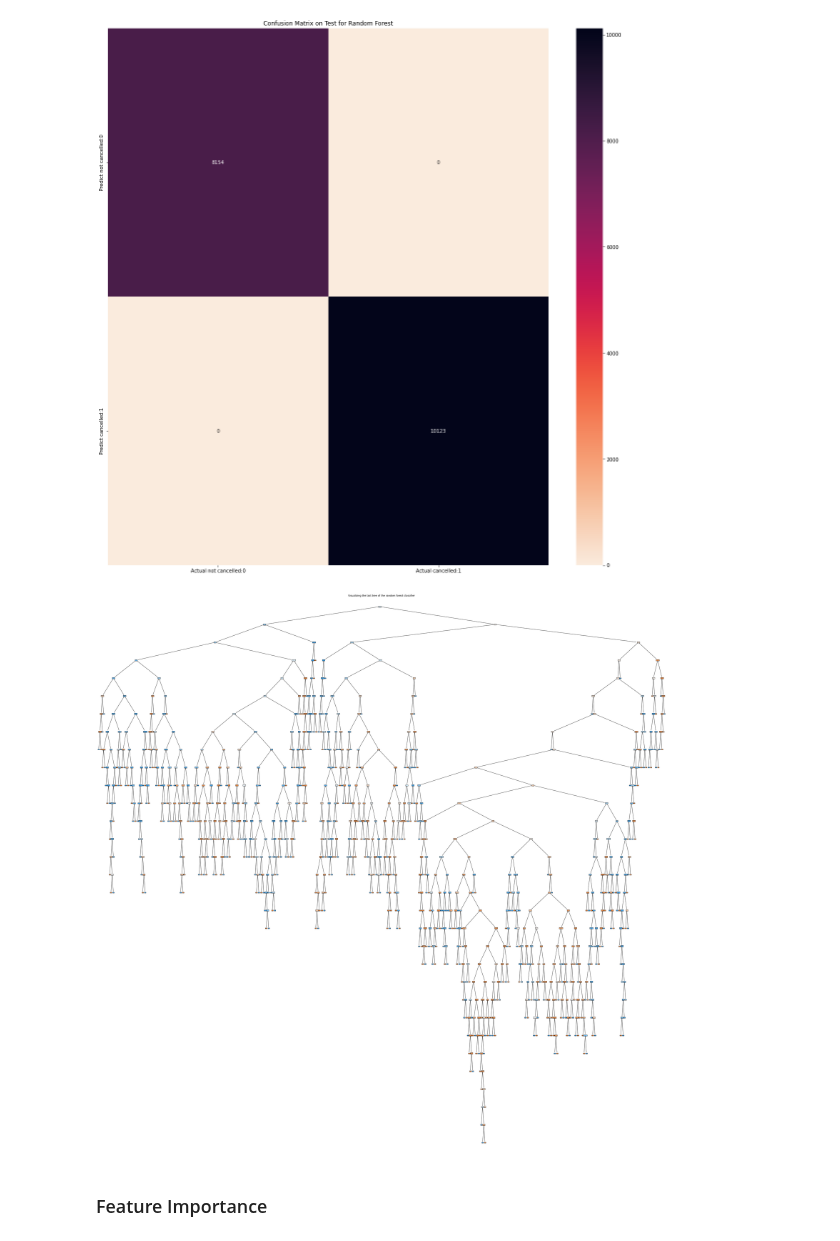
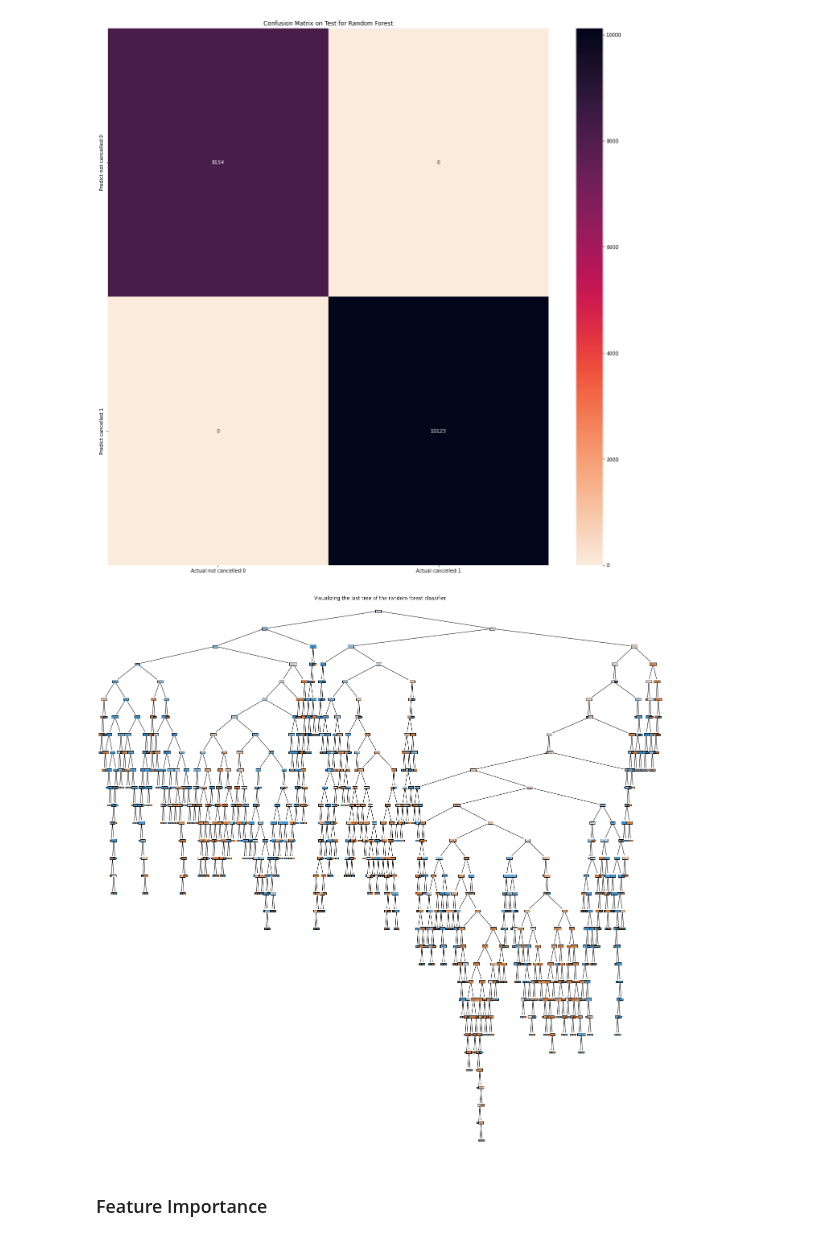
Before and after one commit to debdeepm26/IS597MLC_Final_Project, a Jupyter notebook: Mushroom.ipynb, the cells around one changed output. Drawn from its saved outputs; the diff is of its cells as text; code cells hidden in the pictures.

```diff
--- a/Mushroom.ipynb
+++ b/Mushroom.ipynb
@@ -362,8 +365,9 @@ xgb_params['learning_rate'] = 0.05
 xgb_params['objective'] ='binary:logistic'
 xgb_params['n_estimators'] = 800
 xgb_params['eval_metric'] = 'error'
+xgb_params['early_stopping_rounds'] = 400
 # %%
 xgbm = XGBClassifier()
 xgbm.set_params(**xgb_params)
-xgbm.fit(X_train, y_train)
+xgbm.fit(X_train, y_train, eval_set=[(X_train, y_train), (X_test, y_test)])
 xgbm.get_booster().feature_names = feature_names
@@ -416,0 +445,5 @@ plt.show()
+# %%
+xgbm_full = XGBClassifier()
+xgbm_full.set_params(**xgb_params)
+xgbm_full.fit(X_scaled, y, eval_set=[(X_train, y_train), (X_test, y_test)])
+xgbm_full.get_booster().feature_names = feature_names
@@ -419,7 +472,7 @@ plt.show()
 # %% [markdown]
 ### Training
 # %%
-rfcm = RandomForestClassifier(criterion = 'gini', n_estimators = 100, random_state=42)
+rfcm = RandomForestClassifier(oob_score=True, criterion = 'gini', n_estimators = 100, random_state=42, verbose=2)
 # %%
 rfcm.fit(X_train, y_train)
 # %% [output]
@@ -464,12 +545,12 @@ plt.show()
 # %% [output]
 [figure]
 # %%
-fig = plt.figure(figsize=(50, 50))
+fig = plt.figure(figsize=(25, 25))
 plot_tree(rfcm.estimators_[-1], feature_names=feature_names, filled=True)
 plt.title("Visualizing the last tree of the random forest classifier")
 plt.show()
 # %% [output]
-[figure, old version]
+[figure, new version]
 # %% [markdown]
 ### Feature Importance
 # %%
```
Also changed, not shown: parts of 25 cells of this notebook, 3 other files.
